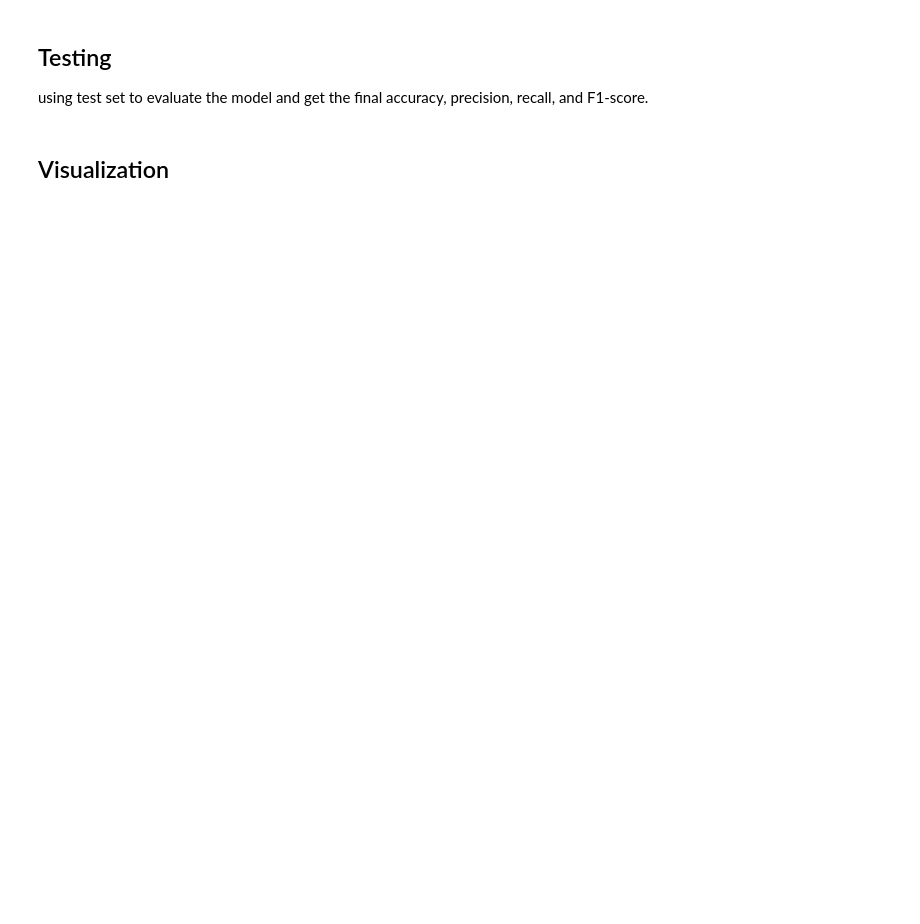
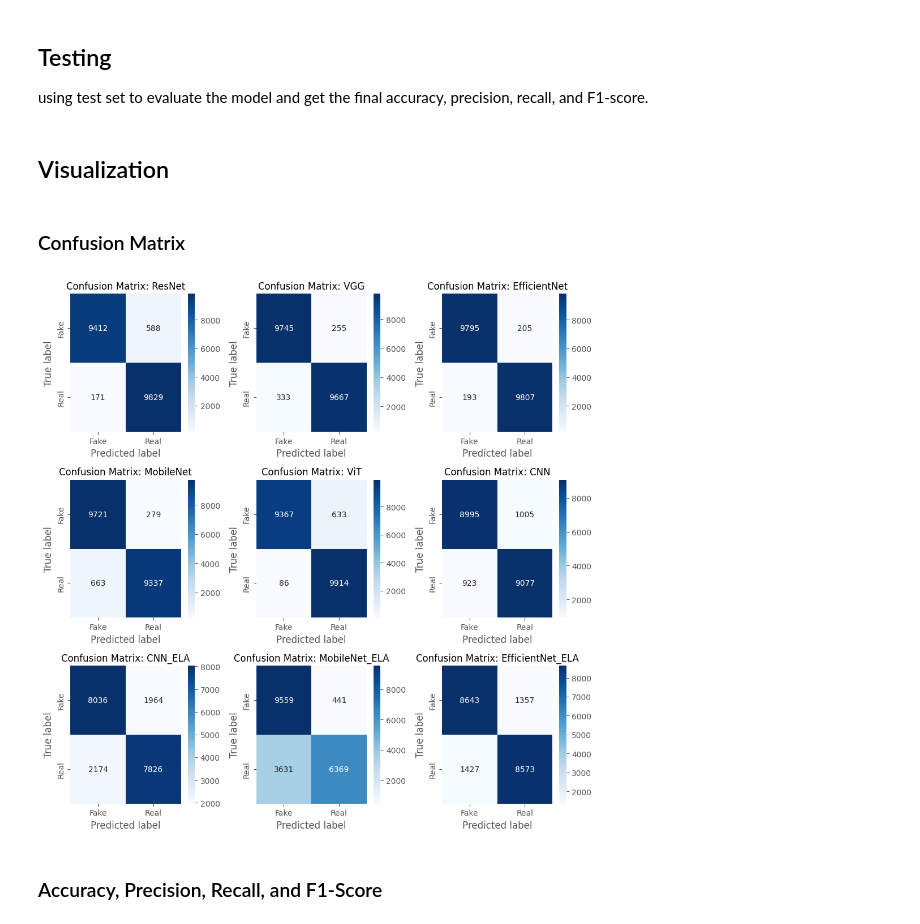
Before and after one commit to ashleylyh/COMP4471_AI_Image_Classification, a Jupyter notebook: model_compare.ipynb, the cells around one changed output. Drawn from its saved outputs; the diff is of its cells as text; code cells hidden in the pictures; blank space fills up the shorter version.

```diff
--- a/model_compare.ipynb
+++ b/model_compare.ipynb
@@ -414,27 +521,0 @@ from ela_utils import *
-# %%
-convert_file_images_to_ela(glob("./ela_testing/*"), output_directory='./ela_testing_result')
-
-# show comparison between original and ELA images
-fig, ax = plt.subplots(2, 4, figsize=(10, 5))
-file_name = ['f1.jpg', 'f2.jpg', 'r1.jpeg', 'r2.jpeg']
-for i in range(4):
-    for j in range(2):
-        if j % 2 == 0:
-            img = Image.open(f'./ela_testing/{file_name[i]}')
-        else:
-            img = Image.open(f'./ela_testing_result/{file_name[i]}')
-        ax[j, i].imshow(img)
-        ax[j, i].axis('off')
-        if i <= 1 :
-            if j == 0:
-                ax[j, i].set_title('Fake Original')
-            else:
-                ax[j, i].set_title('Fake ELA')
-        else:
-            if j == 0:
-                ax[j, i].set_title('Real Original')
-            else:
-                ax[j, i].set_title('Real ELA')
-
-
-plt.show()
@@ -693,2 +824,25 @@ plot_confusion_matrix(y_true_resnet, y_pred_resnet, classes=['Fake', 'Real']) #
 # %% [markdown]
 ## Visualization
+# %% [markdown]
+### Confusion Matrix
+# %%
+
+# Setup the figure and axes
+fig, axs = plt.subplots(3, 3, figsize=(10, 10))
+
+model_names = ['ResNet', 'VGG', 'EfficientNet', 'MobileNet', 'ViT',
+               'CNN', 'CNN_ELA', 'MobileNet_ELA', 'EfficientNet_ELA']
+
+for i in range(3):
+    for j in range(3):
+        if i * 3 + j < len(model_names):  # Ensure we don't exceed available models
+            model_name = model_names[i * 3 + j]
+            plot_confusion_matrix(axs[i, j], f"./testing_result/{model_name}_result.csv", ['Fake', 'Real'], model_name)
+
+# Adjust layout
+plt.tight_layout()
+plt.show()
+# %% [output]
+[figure, added]
+# %% [markdown]
+### Accuracy, Precision, Recall, and F1-Score
```
Also changed, not shown: parts of 79 cells of this notebook, 7 other files.
